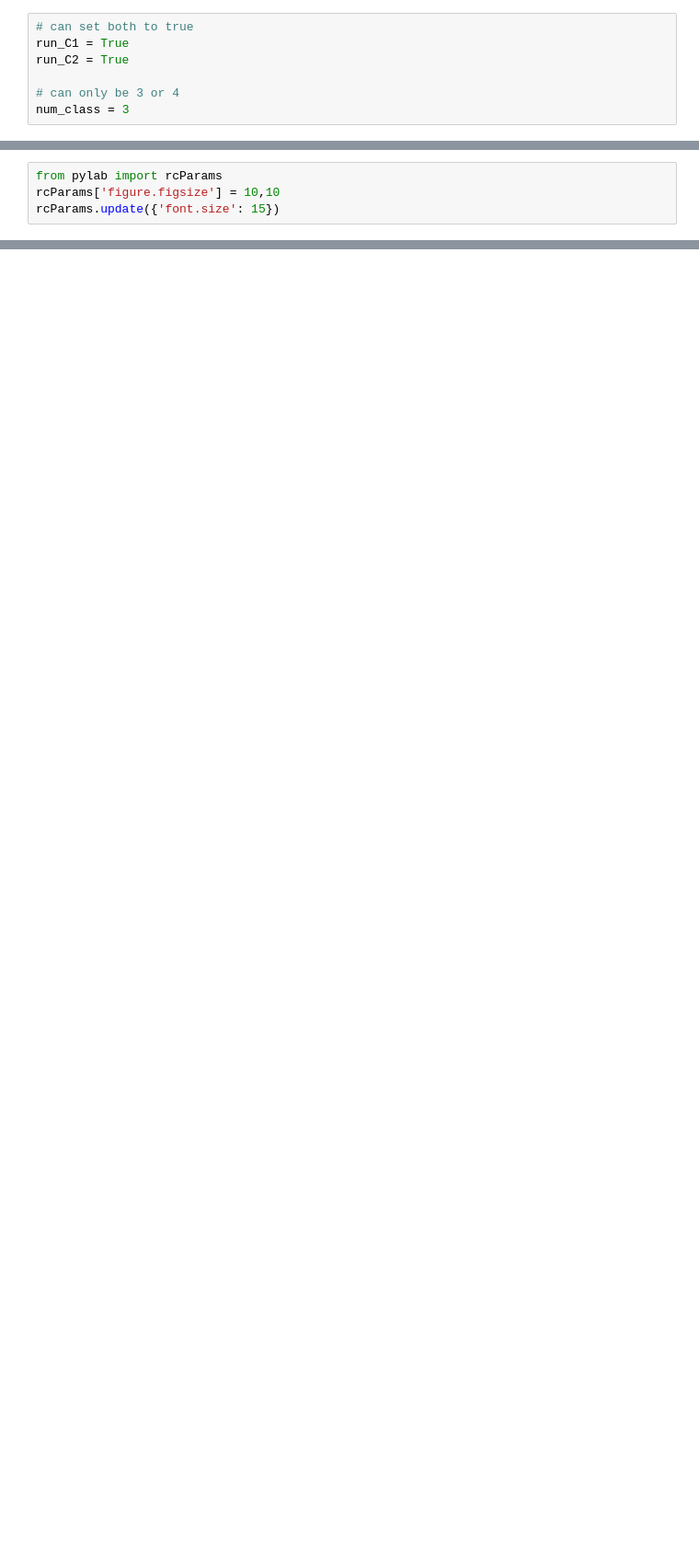
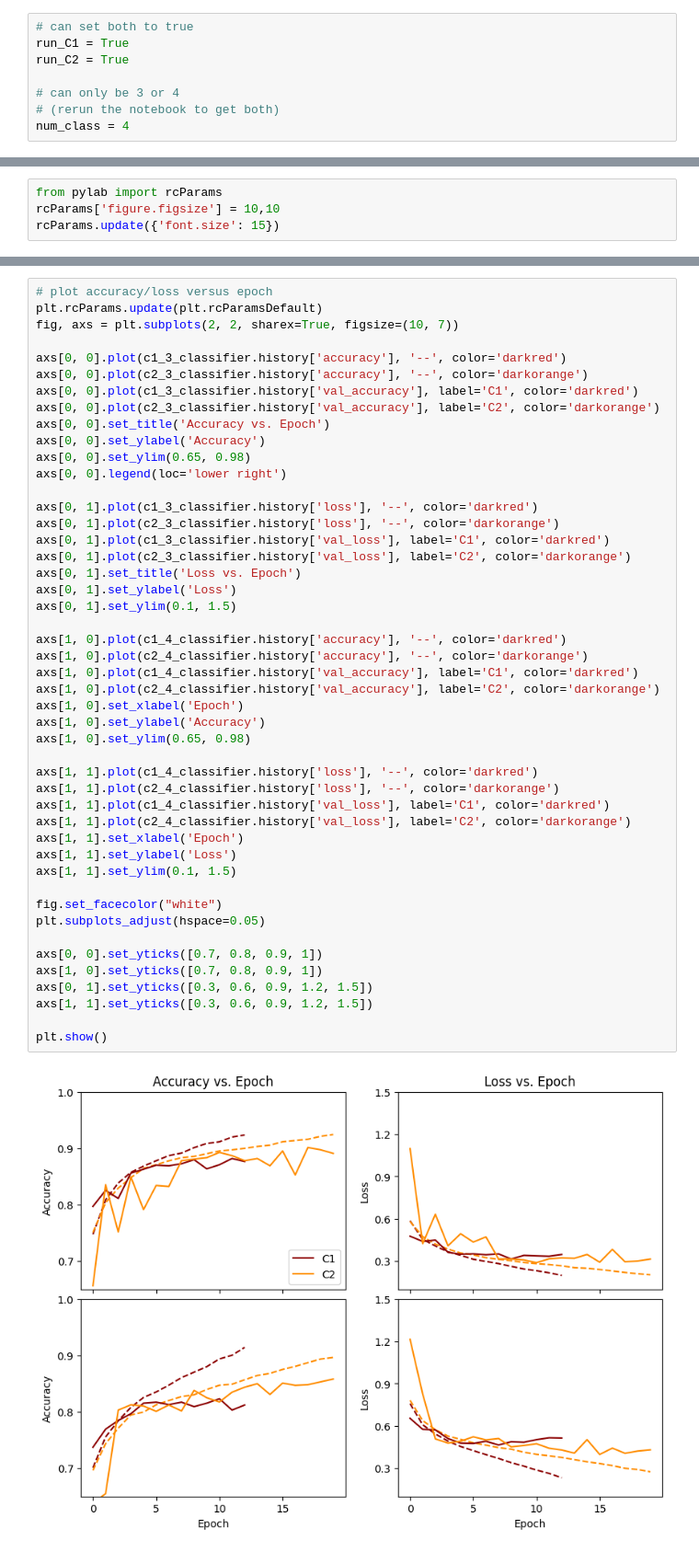
Before and after one commit to ashley-ferreira/PHYS449_FinalProject, a Jupyter notebook: notebooks/KerasGalaxy10_gband.ipynb, the cells around one changed output, grey strips where cells are left out. Shown at 92% size. Cells and saved outputs as stored; diff of their text form; blank space fills up the shorter version.

Commit message:
cleaned up this notebook adn reran it to check for errors, I have not re-analyzed these results

```diff
--- a/notebooks/KerasGalaxy10_gband.ipynb
+++ b/notebooks/KerasGalaxy10_gband.ipynb
@@ -11,6 +15,7 @@ run_C1 = True
 run_C2 = True
 
 # can only be 3 or 4
-num_class = 3
+# (rerun the notebook to get both)
+num_class = 4
 # %%
 # train, test, validation splits
@@ -624,0 +550,49 @@ run notebook again for other num_class value
+# %%
+# plot accuracy/loss versus epoch
+plt.rcParams.update(plt.rcParamsDefault)
+fig, axs = plt.subplots(2, 2, sharex=True, figsize=(10, 7))
+
+axs[0, 0].plot(c1_3_classifier.history['accuracy'], '--', color='darkred')
+axs[0, 0].plot(c2_3_classifier.history['accuracy'], '--', color='darkorange')
+axs[0, 0].plot(c1_3_classifier.history['val_accuracy'], label='C1', color='darkred')
+axs[0, 0].plot(c2_3_classifier.history['val_accuracy'], label='C2', color='darkorange')
+axs[0, 0].set_title('Accuracy vs. Epoch')
+axs[0, 0].set_ylabel('Accuracy')
+axs[0, 0].set_ylim(0.65, 0.98)
+axs[0, 0].legend(loc='lower right')
+
+axs[0, 1].plot(c1_3_classifier.history['loss'], '--', color='darkred')
+axs[0, 1].plot(c2_3_classifier.history['loss'], '--', color='darkorange')
+axs[0, 1].plot(c1_3_classifier.history['val_loss'], label='C1', color='darkred')
+axs[0, 1].plot(c2_3_classifier.history['val_loss'], label='C2', color='darkorange')
+axs[0, 1].set_title('Loss vs. Epoch')
+axs[0, 1].set_ylabel('Loss')
+axs[0, 1].set_ylim(0.1, 1.5)
+
+axs[1, 0].plot(c1_4_classifier.history['accuracy'], '--', color='darkred')
+axs[1, 0].plot(c2_4_classifier.history['accuracy'], '--', color='darkorange')
+axs[1, 0].plot(c1_4_classifier.history['val_accuracy'], label='C1', color='darkred')
+axs[1, 0].plot(c2_4_classifier.history['val_accuracy'], label='C2', color='darkorange')
+axs[1, 0].set_xlabel('Epoch')
+axs[1, 0].set_ylabel('Accuracy')
+axs[1, 0].set_ylim(0.65, 0.98)
+
+axs[1, 1].plot(c1_4_classifier.history['loss'], '--', color='darkred')
+axs[1, 1].plot(c2_4_classifier.history['loss'], '--', color='darkorange')
+axs[1, 1].plot(c1_4_classifier.history['val_loss'], label='C1', color='darkred')
+axs[1, 1].plot(c2_4_classifier.history['val_loss'], label='C2', color='darkorange')
+axs[1, 1].set_xlabel('Epoch')
+axs[1, 1].set_ylabel('Loss')
+axs[1, 1].set_ylim(0.1, 1.5)
+
+fig.set_facecolor("white")
+plt.subplots_adjust(hspace=0.05)
+
+axs[0, 0].set_yticks([0.7, 0.8, 0.9, 1])
+axs[1, 0].set_yticks([0.7, 0.8, 0.9, 1])
+axs[0, 1].set_yticks([0.3, 0.6, 0.9, 1.2, 1.5])
+axs[1, 1].set_yticks([0.3, 0.6, 0.9, 1.2, 1.5])
+
+plt.show()
+# %% [output]
+[figure, added]
```
Also changed, not shown: parts of 33 cells of this notebook.
